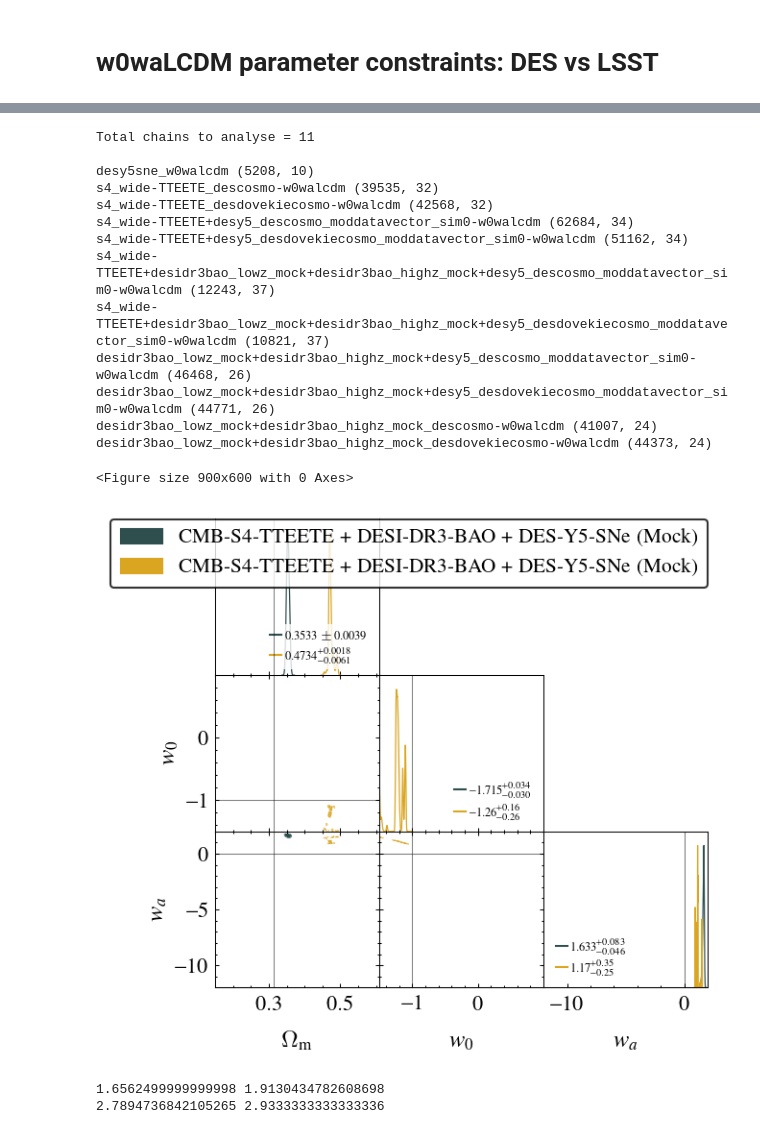
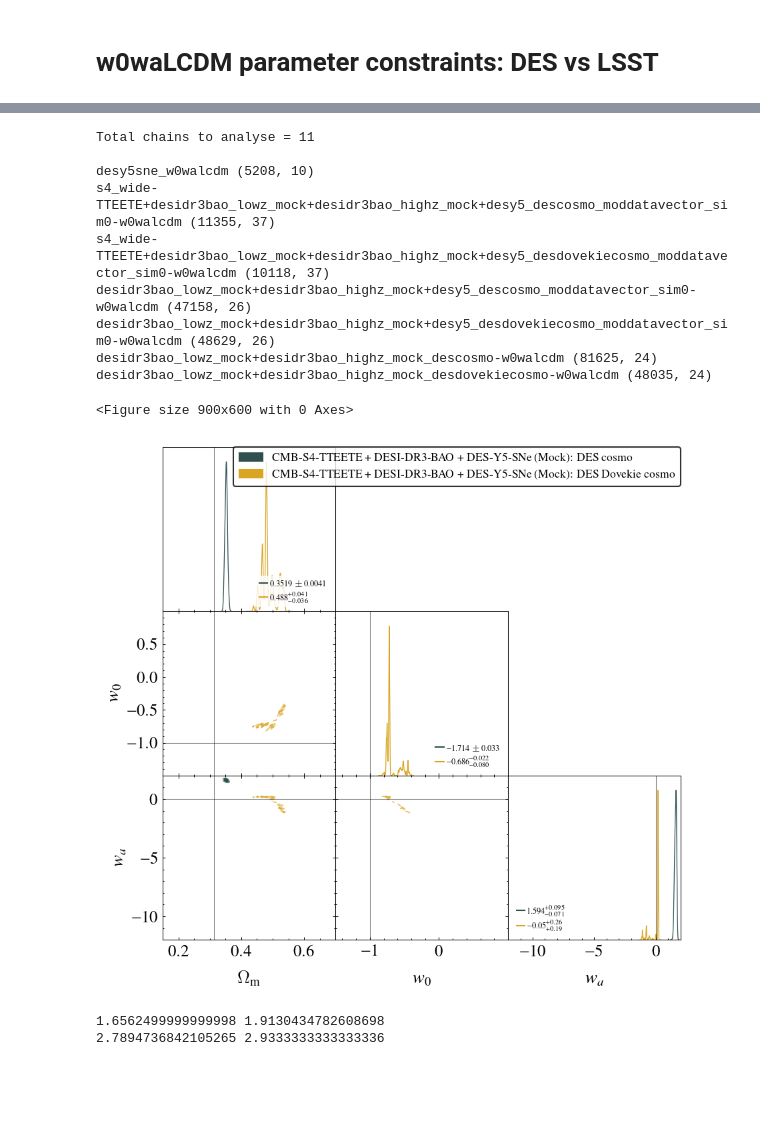
Before and after one commit to sriniraghunathan/CMB_BAO_SNe_likelihoods, a Jupyter notebook: analyse_chains_for_paper.ipynb, the cells around one changed output, grey strips where cells are left out. Drawn from its saved outputs; the diff is of its cells as text; code cells hidden in the pictures; blank space fills up the shorter version.

Commit message:
minor/plots

```diff
--- a/analyse_chains_for_paper.ipynb
+++ b/analyse_chains_for_paper.ipynb
@@ -583,6 +586,7 @@ for chainname in chains_to_plot:
     chain_label = misc_getdist.get_chain_label(chainname)
     chain_label = chain_label.replace('TTEETEPP', r'\texttt{TT/EE/TE/$\phi\phi$}')
     chain_label = chain_label.replace('+', ' + ')
+
     if (0):##chain_label == 'LSST-Y3-SNe':
         chain_label = '%s (Unbinned)' %(chain_label)
     if (1):
@@ -603,15 +607,22 @@ for chainname in chains_to_plot:
     """
 
     #labels_arr.append( '%s: FoM = %d' %(chain_label, fom) )
+    if plname == 'plots/%s_des_multiple_cosmo.pdf' %(which_cosmo): #different des cosmo labels
+        #modlabfordeslcdmmock = r'Mock (Fiducial $\Lambda{\rm CDM}$)'
+        #labels_arr[-1] = modlabfordeslcdmmock
+        if chainname.find('descosmo')>-1:
+            chain_label = r'Mock: DES-cosmo'
+        elif chainname.find('desdovekiecosmo')>-1:
+            chain_label = r'Mock: DES-Dovekie-cosmo'
+        elif chainname.find('desy5_moddatavector_sim0')>-1:
+            chain_label = r'Mock: Fiducial'
+            print(chain_label)
+
     labels_arr.append( '%s' %(chain_label) )
 
 if which_cosmo == 'lcdm':
     sys.exit()
 clf()
-
-if plname == 'plots/%s_des_multiple_cosmo.pdf' %(which_cosmo):
-    modlabfordeslcdmmock = r'Mock (Fiducial $\Lambda{\rm CDM}$)'
-    labels_arr[-1] = modlabfordeslcdmmock
 
 
 g = misc_getdist.make_getdist_plot('triangle',
@@ -707,6 +713,7 @@ if (1): #check multiple LSST datasets
     chain_fdlist.extend(['%s/s4_wide-TTEETE_desdovekiecosmo-%s' %(other_mcmc_fd, which_cosmo)])
 #     chain_fdlist.extend(['%s/spt3g-TTEETEPP+desidr3bao_lowz_mock+desidr3bao_highz_mock+desy5_descosmo_moddatavector_sim0-%s' %(other_mcmc_fd, which_cosmo)])
 #     chain_fdlist.extend(['%s/spt3g-TTEETEPP+desidr3bao_lowz_mock+desidr3bao_highz_mock+desy5_desdovekiecosmo_moddatavector_sim0-%s' %(other_mcmc_fd, which_cosmo)])
+#    chain_fdlist.extend(['%s/desidr3bao_lowz_mock+desidr3bao_highz_mock+desy5_moddatavector_sim0-%s' %(other_mcmc_fd, which_cosmo)])
     chain_fdlist.extend(['%s/s4_wide-TTEETE+desy5_descosmo_moddatavector_sim0-%s' %(other_mcmc_fd, which_cosmo)])
     chain_fdlist.extend(['%s/s4_wide-TTEETE+desy5_desdovekiecosmo_moddatavector_sim0-%s' %(other_mcmc_fd, which_cosmo)])
     chain_fdlist.extend(['%s/s4_wide-TTEETE+desidr3bao_lowz_mock+desidr3bao_highz_mock+desy5_descosmo_moddatavector_sim0-%s' %(other_mcmc_fd, which_cosmo)])
@@ -739,7 +746,7 @@ line_args = None
 
 #param_limits_dic = {'omegam': [0.1, 0.6], 'omch2': [0., 0.25], 'w': [-1.3, -0.6], 'wa': [-4, 3.]}
 ####param_limits_dic = {'omegam': [0.1, 0.6], 'w': [-1.5, 1.], 'wa': [-12, 2.]}
-param_limits_dic = {'omegam': [0.15, 0.61], 'w': [-1.5, 1.], 'wa': [-12, 2.]}
+param_limits_dic = {'omegam': [0.15, 0.7], 'w': [-1.5, 1.], 'wa': [-12, 2.]}
 #param_limits_dic = {'omegam': [0.2, 0.6], 'w': [-1.3, 0.3], 'wa': [-4., 1.2]}
 
 if (1): #multiple DES cosm0 + CMB + BAO
@@ -752,10 +759,11 @@ if (1): #multiple DES cosm0 + CMB + BAO
 #                       's4_wide-TTEETE+desy5_desdovekiecosmo_moddatavector_sim0-%s' %(which_cosmo),
                       's4_wide-TTEETE+desidr3bao_lowz_mock+desidr3bao_highz_mock+desy5_descosmo_moddatavector_sim0-%s' %(which_cosmo),
                       's4_wide-TTEETE+desidr3bao_lowz_mock+desidr3bao_highz_mock+desy5_desdovekiecosmo_moddatavector_sim0-%s' %(which_cosmo),
+#                         'desidr3bao_lowz_mock+desidr3bao_highz_mock_descosmo-%s' %(which_cosmo),
+#                         'desidr3bao_lowz_mock+desidr3bao_highz_mock_desdovekiecosmo-%s' %(which_cosmo),
+                       #'desidr3bao_lowz_mock+desidr3bao_highz_mock+desy5_moddatavector_sim0-%s' %(which_cosmo),
 #                        'desidr3bao_lowz_mock+desidr3bao_highz_mock+desy5_descosmo_moddatavector_sim0-%s' %(which_cosmo),
 #                        'desidr3bao_lowz_mock+desidr3bao_highz_mock+desy5_desdovekiecosmo_moddatavector_sim0-%s' %(which_cosmo),
-#                         'desidr3bao_lowz_mock+desidr3bao_highz_mock_descosmo-%s' %(which_cosmo),
-#                         'desidr3bao_lowz_mock+desidr3bao_highz_mock_desdovekiecosmo-%s' %(which_cosmo),
                     ]
     color_arr = ['darkslategrey', 'goldenrod', 'palevioletred', 'cadetblue']
     #param_limits_dic = None
@@ -779,47 +787,47 @@ for chainname in chains_to_plot:
     chain_label = misc_getdist.get_chain_label(chainname)
     chain_label = chain_label.replace('TTEETEPP', r'\texttt{TT/EE/TE/$\phi\phi$}')
     chain_label = chain_label.replace('+', ' + ')
+    if chainname.find('descosmo')>-1:
+        chain_label = r'%s: DES cosmo' %(chain_label)
+    elif chainname.find('desdovekiecosmo')>-1:
+        chain_label = r'%s: DES Dovekie cosmo' %(chain_label)
     cov_mat = misc_getdist.get_param_cov_mat_from_getdist(curr_samples, params_to_plot)
     fom = 1/np.sqrt( np.linalg.det(cov_mat) )
 
     #labels_arr.append( '%s: FoM = %d' %(chain_label, fom) )
     labels_arr.append( '%s' %(chain_label) )
 
 clf()
 g = misc_getdist.make_getdist_plot('triangle',
                                    samples_to_plot,
                                    params_to_plot,
                                    param_dict = param_dict,
                                    #color_arr = ['sandybrown', 'black', 'tab:green', 'tab:pink'],
                                    #color_arr = ['sandybrown', 'darkgreen', 'tab:pink'],
                                    color_arr = color_arr,
-                                   figsize = figsize, fsval = fsval,
+                                   figsize = 6., fsval = fsval,
                                    filled = filled_arr,
-                                   legloc = 'upper right',
-                                   legfsval = legfsval+3,
+                                   legloc = None,#'upper right',
+                                   legfsval = legfsval,#+3,
                                    labels = labels_arr,
                                    ls_arr = ls_arr, line_args = line_args,
                                    param_limits_dic = param_limits_dic,
                                    diagonal_errors_fsval = 6.,
                                    diagonal_errors_legloc = [4, 4, 3],
                                   )
 show()
 # %% [output]
 Total chains to analyse = 11
 
 desy5sne_w0walcdm (5208, 10)
-s4_wide-TTEETE_descosmo-w0walcdm (39535, 32)
-s4_wide-TTEETE_desdovekiecosmo-w0walcdm (42568, 32)
-s4_wide-TTEETE+desy5_descosmo_moddatavector_sim0-w0walcdm (62684, 34)
-s4_wide-TTEETE+desy5_desdovekiecosmo_moddatavector_sim0-w0walcdm (51162, 34)
-s4_wide-TTEETE+desidr3bao_lowz_mock+desidr3bao_highz_mock+desy5_descosmo_moddatavector_sim0-w0walcdm (12243, 37)
-s4_wide-TTEETE+desidr3bao_lowz_mock+desidr3bao_highz_mock+desy5_desdovekiecosmo_moddatavector_sim0-w0walcdm (10821, 37)
-desidr3bao_lowz_mock+desidr3bao_highz_mock+desy5_descosmo_moddatavector_sim0-w0walcdm (46468, 26)
-desidr3bao_lowz_mock+desidr3bao_highz_mock+desy5_desdovekiecosmo_moddatavector_sim0-w0walcdm (44771, 26)
-desidr3bao_lowz_mock+desidr3bao_highz_mock_descosmo-w0walcdm (41007, 24)
-desidr3bao_lowz_mock+desidr3bao_highz_mock_desdovekiecosmo-w0walcdm (44373, 24)
+s4_wide-TTEETE+desidr3bao_lowz_mock+desidr3bao_highz_mock+desy5_descosmo_moddatavector_sim0-w0walcdm (11355, 37)
+s4_wide-TTEETE+desidr3bao_lowz_mock+desidr3bao_highz_mock+desy5_desdovekiecosmo_moddatavector_sim0-w0walcdm (10118, 37)
+desidr3bao_lowz_mock+desidr3bao_highz_mock+desy5_descosmo_moddatavector_sim0-w0walcdm (47158, 26)
+desidr3bao_lowz_mock+desidr3bao_highz_mock+desy5_desdovekiecosmo_moddatavector_sim0-w0walcdm (48629, 26)
+desidr3bao_lowz_mock+desidr3bao_highz_mock_descosmo-w0walcdm (81625, 24)
+desidr3bao_lowz_mock+desidr3bao_highz_mock_desdovekiecosmo-w0walcdm (48035, 24)
 <Figure size 900x600 with 0 Axes>
-[figure, old version]
+[figure, new version]
 # %%
 print( 5.3/3.2, 4.4/2.3 )
 print( 5.3/1.9, 4.4/1.5 )
```
Also changed, not shown: parts of 4 cells of this notebook, 4 other files.
